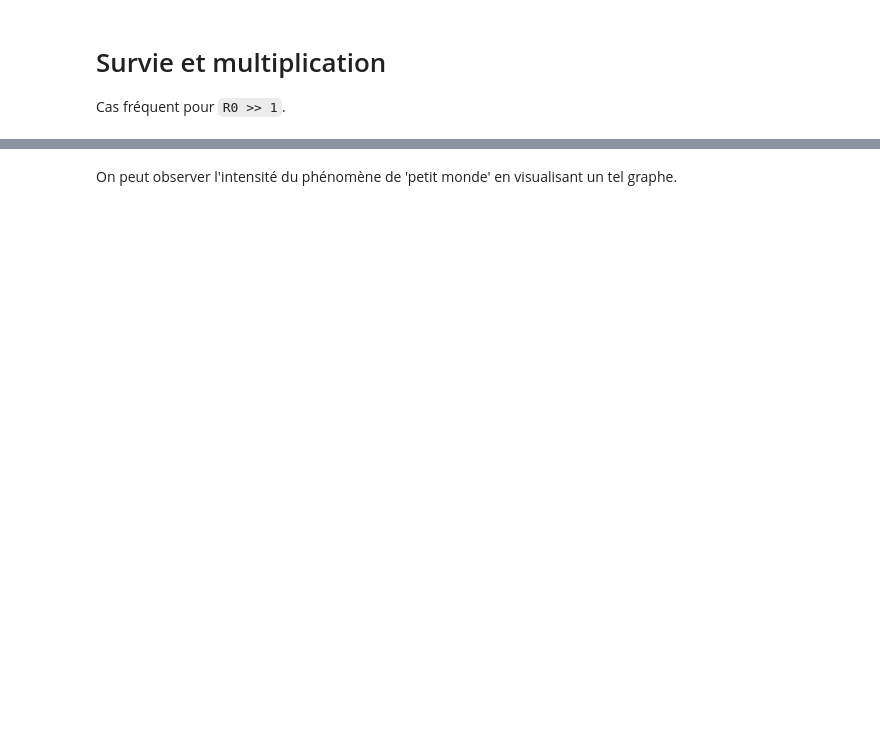
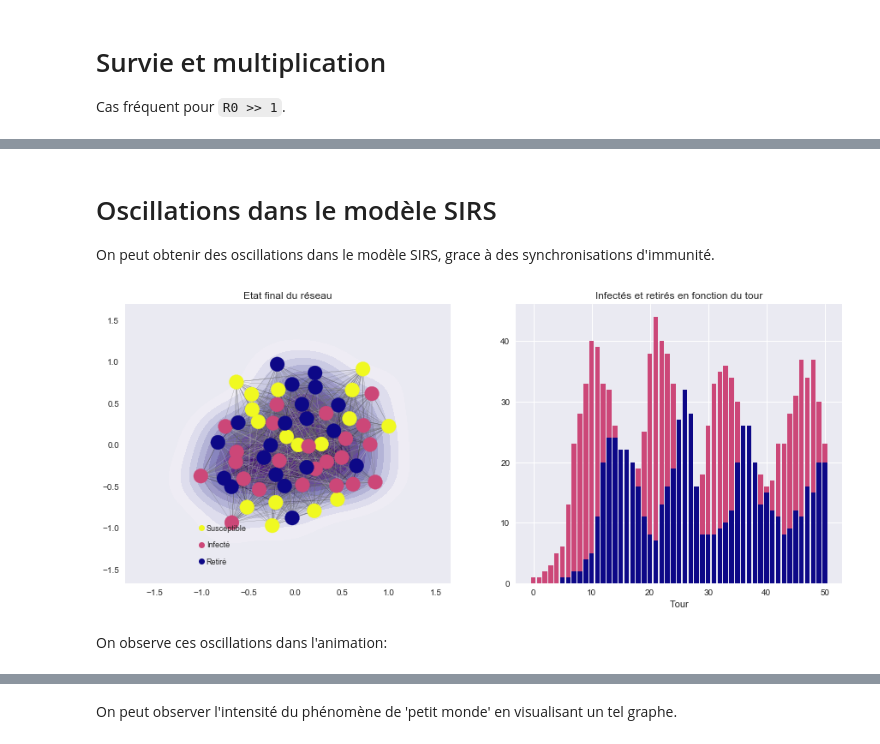
Before and after one commit to farid-fari/epidemics, a Jupyter notebook: epidemics/Exemples.ipynb, the cells around one changed output, grey strips where cells are left out. Drawn from its saved outputs; the diff is of its cells as text; code cells hidden in the pictures; blank space fills up the shorter version.

```diff
--- a/epidemics/Exemples.ipynb
+++ b/epidemics/Exemples.ipynb
@@ -61,0 +50,9 @@ branching.plot(n=5, k=3, p=0.8)
+# %% [markdown]
+# Oscillations dans le modèle SIRS
+On peut obtenir des oscillations dans le modèle SIRS, grace à des synchronisations d'immunité.
+# %%
+sirs_heat.plot(turns=50)
+# %% [output]
+[figure, added]
+# %% [markdown]
+On observe ces oscillations dans l'animation:
```
Also changed, not shown: parts of 20 cells of this notebook, 13 other files.
